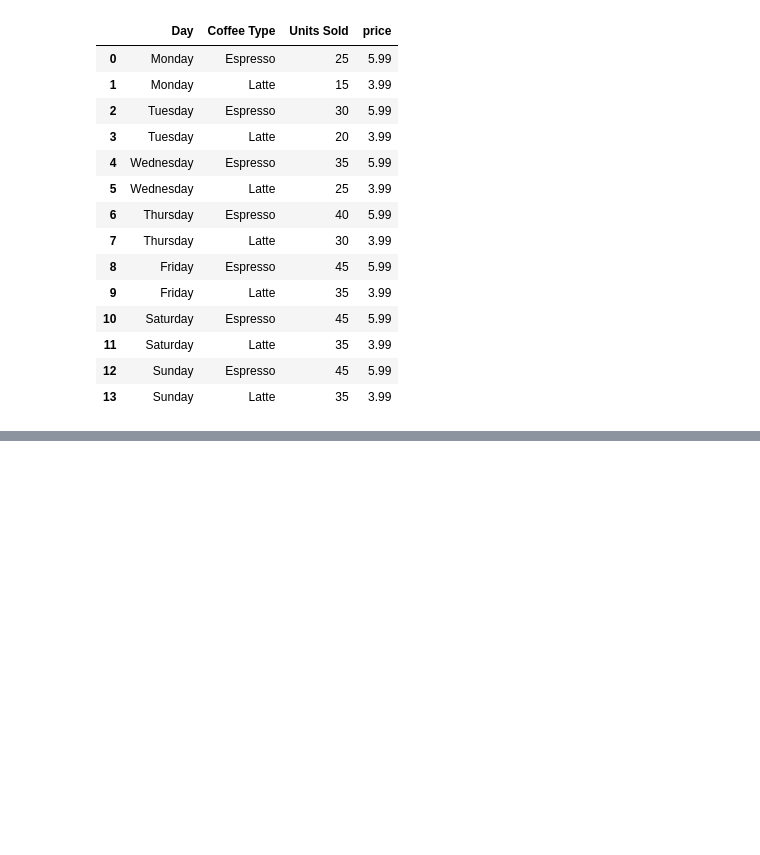
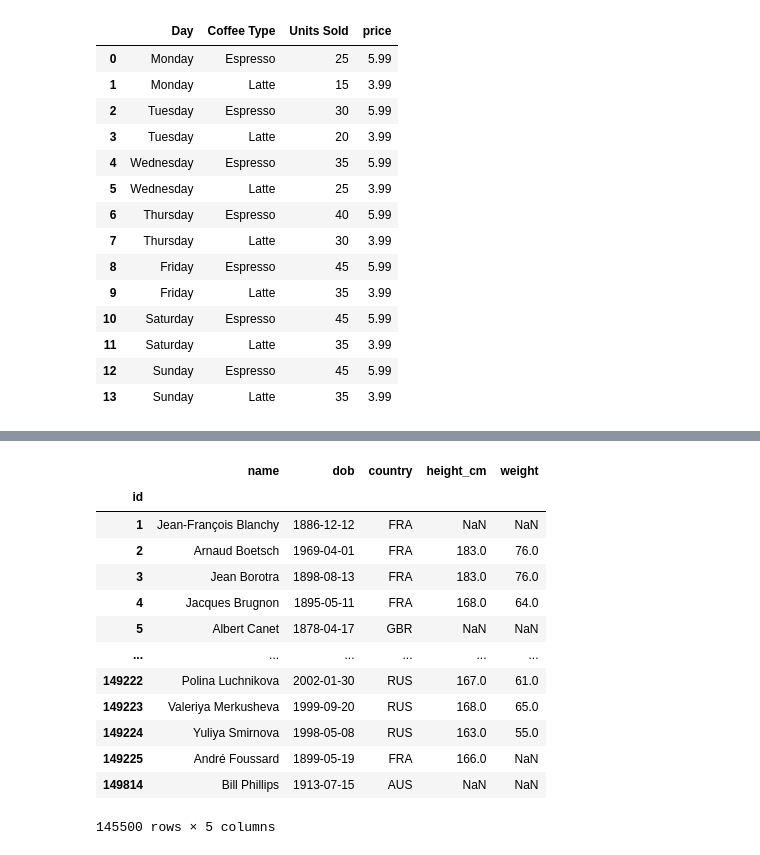
Before and after one commit to shozzCodes/AI-and-Machine-learning, a Jupyter notebook: Pandas/Basics/test.ipynb, the cells around one changed output, grey strips where cells are left out. Cells and saved outputs as stored; diff of their text form; code cells hidden in the pictures; blank space fills up the shorter version.

```diff
--- a/Pandas/Basics/test.ipynb
+++ b/Pandas/Basics/test.ipynb
@@ -179,0 +195,17 @@ df
+# %%
+bios_df
+# %% [output]
+|  | name | dob | country | height_cm | weight |
+| id |  |  |  |  |  |
+| 1 | Jean-François Blanchy | 1886-12-12 | FRA | NaN | NaN |
+| 2 | Arnaud Boetsch | 1969-04-01 | FRA | 183.0 | 76.0 |
+| 3 | Jean Borotra | 1898-08-13 | FRA | 183.0 | 76.0 |
+| 4 | Jacques Brugnon | 1895-05-11 | FRA | 168.0 | 64.0 |
+| 5 | Albert Canet | 1878-04-17 | GBR | NaN | NaN |
+| ... | ... | ... | ... | ... | ... |
+| 149222 | Polina Luchnikova | 2002-01-30 | RUS | 167.0 | 61.0 |
+| 149223 | Valeriya Merkusheva | 1999-09-20 | RUS | 168.0 | 65.0 |
+| 149224 | Yuliya Smirnova | 1998-05-08 | RUS | 163.0 | 55.0 |
+| 149225 | André Foussard | 1899-05-19 | FRA | 166.0 | NaN |
+| 149814 | Bill Phillips | 1913-07-15 | AUS | NaN | NaN |
+145500 rows × 5 columns
```
Also changed, not shown: parts of 6 cells of this notebook.
